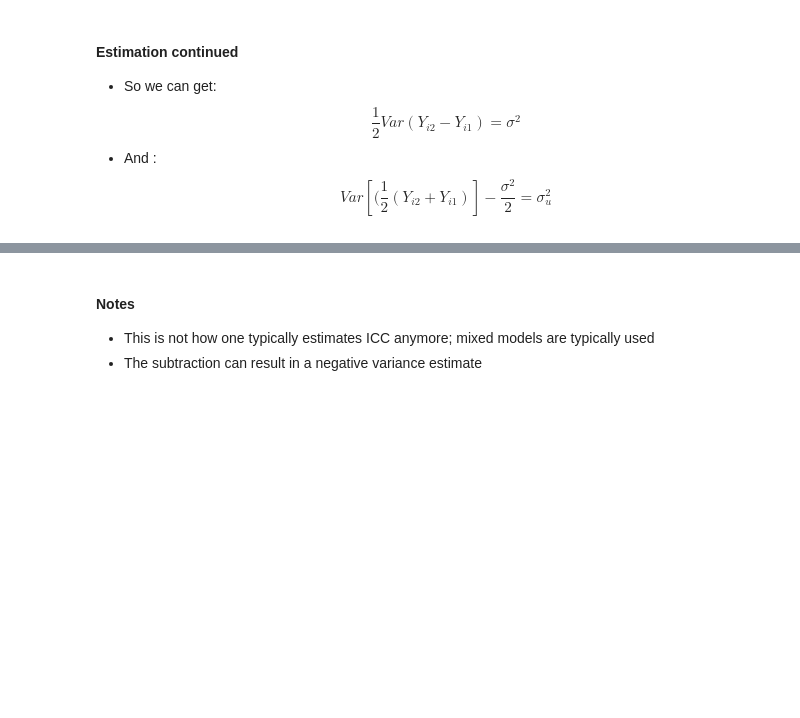
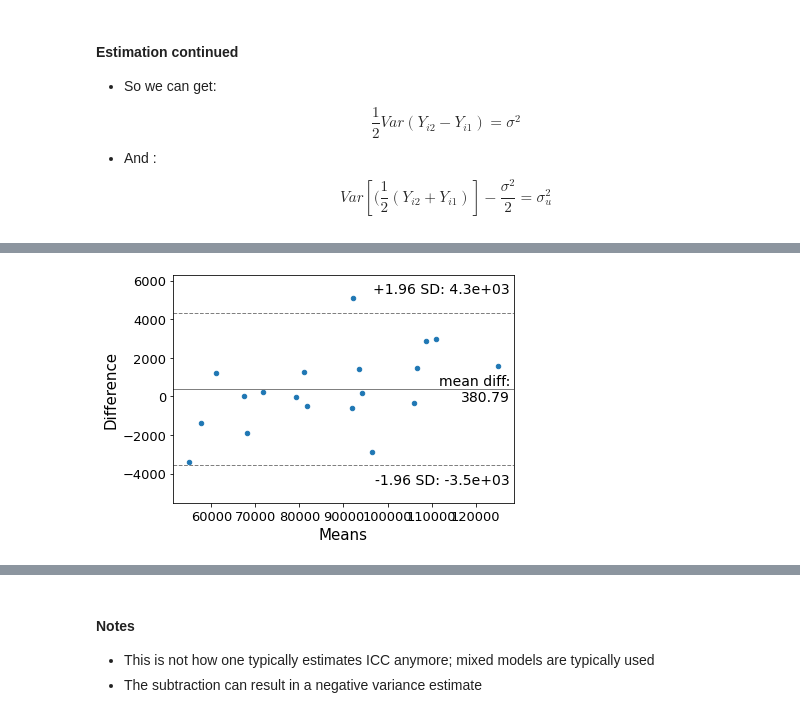
Before and after one commit to smart-stats/odsc_2023, a Jupyter notebook: part_2.ipynb, the cells around one changed output, grey strips where cells are left out. Cells and saved outputs as stored; diff of their text form; code cells hidden in the pictures; blank space fills up the shorter version.

```diff
--- a/part_2.ipynb
+++ b/part_2.ipynb
@@ -108,0 +96,6 @@ print(sigmausq / (sigmasq + sigmausq) * 100)
+# %%
+import statsmodels.api as sm
+sm.graphics.mean_diff_plot(csf1, csf2)
+plt.show()
+# %% [output]
+[figure, added]
```
Also changed, not shown: parts of 11 cells of this notebook, 44 other files.
